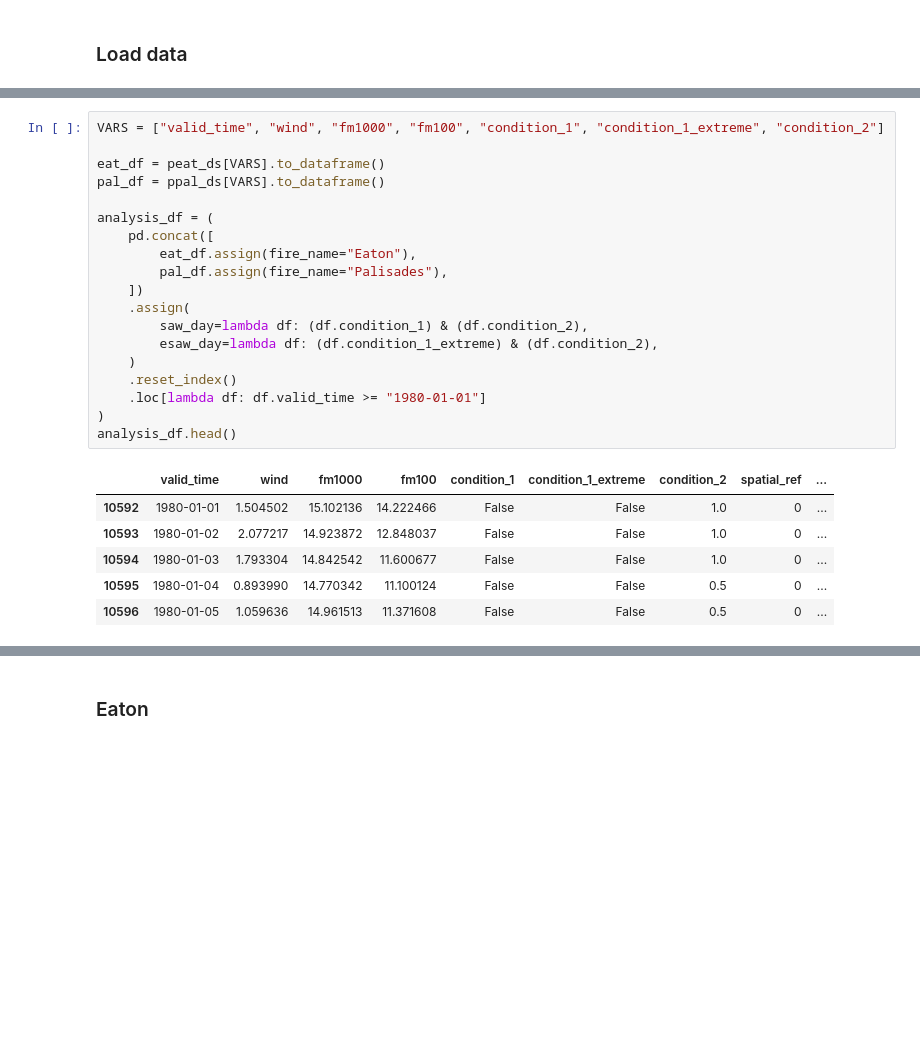
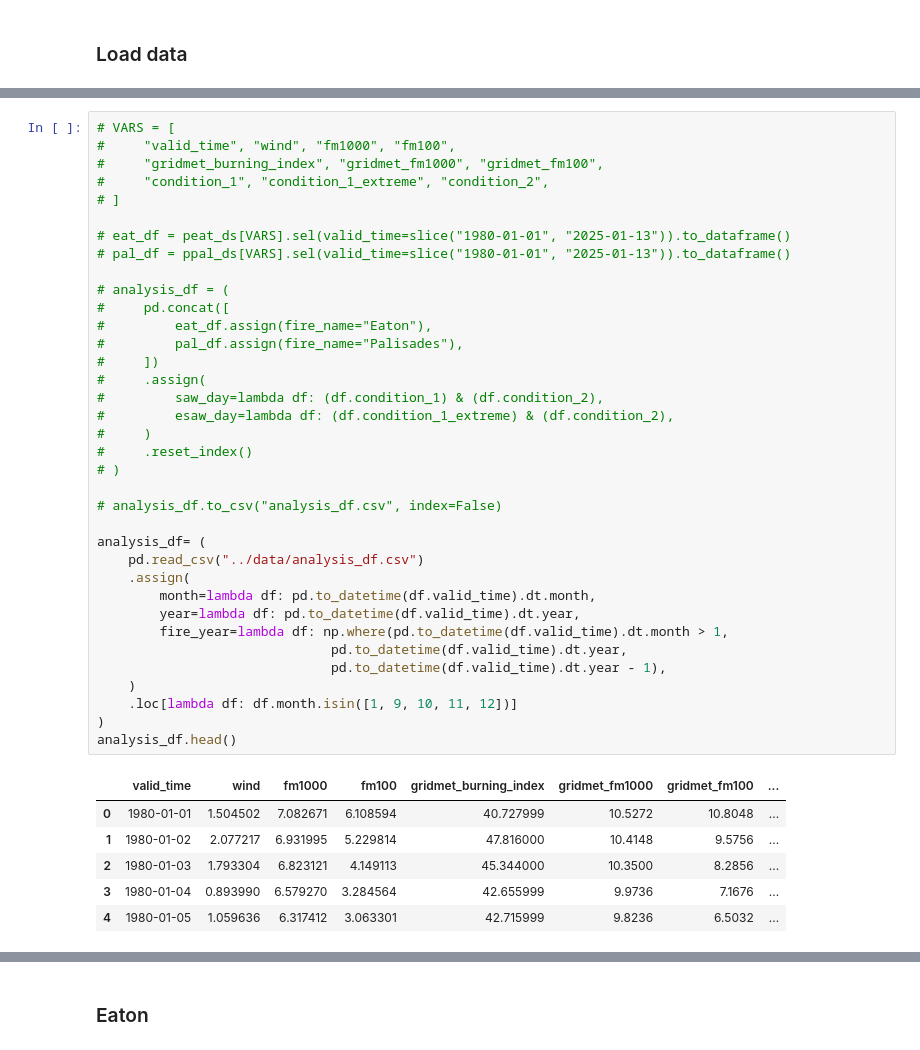
Before and after one commit to mitchhung/era5-santa-ana, a Jupyter notebook: notebooks/saw.ipynb, the cells around one changed output, grey strips where cells are left out. Saved outputs shown, nothing was run; the diff lists cells and outputs as text; blank space fills up the shorter version.

```diff
--- a/notebooks/saw.ipynb
+++ b/notebooks/saw.ipynb
@@ -593,26 +691,43 @@ Data variables:
 # %%
-VARS = ["valid_time", "wind", "fm1000", "fm100", "condition_1", "condition_1_extreme", "condition_2"]
+# VARS = [
+#     "valid_time", "wind", "fm1000", "fm100",
+#     "gridmet_burning_index", "gridmet_fm1000", "gridmet_fm100",
+#     "condition_1", "condition_1_extreme", "condition_2",
+# ]
 
-eat_df = peat_ds[VARS].to_dataframe()
-pal_df = ppal_ds[VARS].to_dataframe()
+# eat_df = peat_ds[VARS].sel(valid_time=slice("1980-01-01", "2025-01-13")).to_dataframe()
+# pal_df = ppal_ds[VARS].sel(valid_time=slice("1980-01-01", "2025-01-13")).to_dataframe()
 
-analysis_df = (
-    pd.concat([
-        eat_df.assign(fire_name="Eaton"),
-        pal_df.assign(fire_name="Palisades"),
-    ])
+# analysis_df = (
+#     pd.concat([
+#         eat_df.assign(fire_name="Eaton"),
+#         pal_df.assign(fire_name="Palisades"),
+#     ])
+#     .assign(
+#         saw_day=lambda df: (df.condition_1) & (df.condition_2),
+#         esaw_day=lambda df: (df.condition_1_extreme) & (df.condition_2),
+#     )
+#     .reset_index()
+# )
+
+# analysis_df.to_csv("analysis_df.csv", index=False)
+
+analysis_df= (
+    pd.read_csv("../data/analysis_df.csv")
     .assign(
-        saw_day=lambda df: (df.condition_1) & (df.condition_2),
-        esaw_day=lambda df: (df.condition_1_extreme) & (df.condition_2),
+        month=lambda df: pd.to_datetime(df.valid_time).dt.month,
+        year=lambda df: pd.to_datetime(df.valid_time).dt.year,
+        fire_year=lambda df: np.where(pd.to_datetime(df.valid_time).dt.month > 1,
+                              pd.to_datetime(df.valid_time).dt.year,
+                              pd.to_datetime(df.valid_time).dt.year - 1),
     )
-    .reset_index()
-    .loc[lambda df: df.valid_time >= "1980-01-01"]
+    .loc[lambda df: df.month.isin([1, 9, 10, 11, 12])]
 )
 analysis_df.head()
 # %% [output]
-|  | valid_time | wind | fm1000 | fm100 | condition_1 | condition_1_extreme | condition_2 | spatial_ref | ... |
-| 10592 | 1980-01-01 | 1.504502 | 15.102136 | 14.222466 | False | False | 1.0 | 0 | ... |
-| 10593 | 1980-01-02 | 2.077217 | 14.923872 | 12.848037 | False | False | 1.0 | 0 | ... |
-| 10594 | 1980-01-03 | 1.793304 | 14.842542 | 11.600677 | False | False | 1.0 | 0 | ... |
-| 10595 | 1980-01-04 | 0.893990 | 14.770342 | 11.100124 | False | False | 0.5 | 0 | ... |
-| 10596 | 1980-01-05 | 1.059636 | 14.961513 | 11.371608 | False | False | 0.5 | 0 | ... |
+|  | valid_time | wind | fm1000 | fm100 | gridmet_burning_index | gridmet_fm1000 | gridmet_fm100 | ... |
+| 0 | 1980-01-01 | 1.504502 | 7.082671 | 6.108594 | 40.727999 | 10.5272 | 10.8048 | ... |
+| 1 | 1980-01-02 | 2.077217 | 6.931995 | 5.229814 | 47.816000 | 10.4148 | 9.5756 | ... |
+| 2 | 1980-01-03 | 1.793304 | 6.823121 | 4.149113 | 45.344000 | 10.3500 | 8.2856 | ... |
+| 3 | 1980-01-04 | 0.893990 | 6.579270 | 3.284564 | 42.655999 | 9.9736 | 7.1676 | ... |
+| 4 | 1980-01-05 | 1.059636 | 6.317412 | 3.063301 | 42.715999 | 9.8236 | 6.5032 | ... |
```
Also changed, not shown: parts of 18 cells of this notebook, 1 other file.
